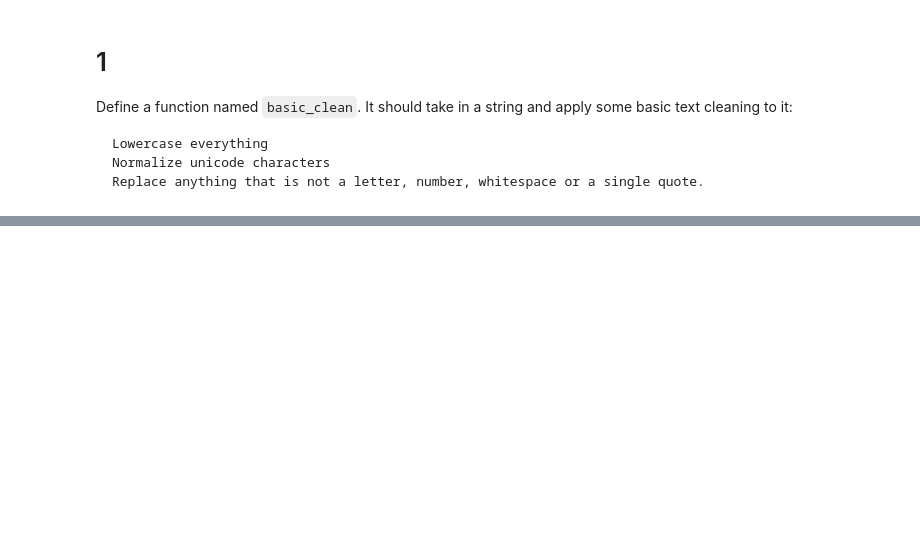
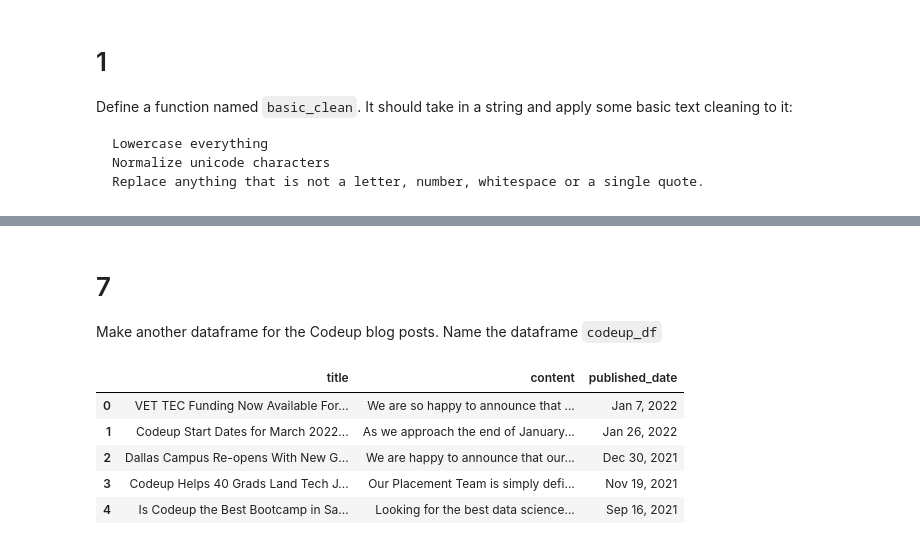
Before and after one commit to VelasquezAlejandro044/natural-language-processing-exercises, a Jupyter notebook: prepare_nlp.ipynb, the cells around one changed output, grey strips where cells are left out. Cells and saved outputs as stored; diff of their text form; code cells hidden in the pictures; blank space fills up the shorter version.

```diff
--- a/prepare_nlp.ipynb
+++ b/prepare_nlp.ipynb
@@ -39,0 +300,13 @@ def basic_clean(string):
+# %% [markdown]
+# 7
+Make another dataframe for the Codeup blog posts. Name the dataframe `codeup_df`
+# %%
+codeup_df = acquire.title_contetn_date_df()
+codeup_df
+# %% [output]
+|  | title | content | published_date |
+| 0 | VET TEC Funding Now Available For... | We are so happy to announce that ... | Jan 7, 2022 |
+| 1 | Codeup Start Dates for March 2022... | As we approach the end of January... | Jan 26, 2022 |
+| 2 | Dallas Campus Re-opens With New G... | We are happy to announce that our... | Dec 30, 2021 |
+| 3 | Codeup Helps 40 Grads Land Tech J... | Our Placement Team is simply defi... | Nov 19, 2021 |
+| 4 | Is Codeup the Best Bootcamp in Sa... | Looking for the best data science... | Sep 16, 2021 |
```
Also changed, not shown: parts of 30 cells of this notebook, 2 other files.
